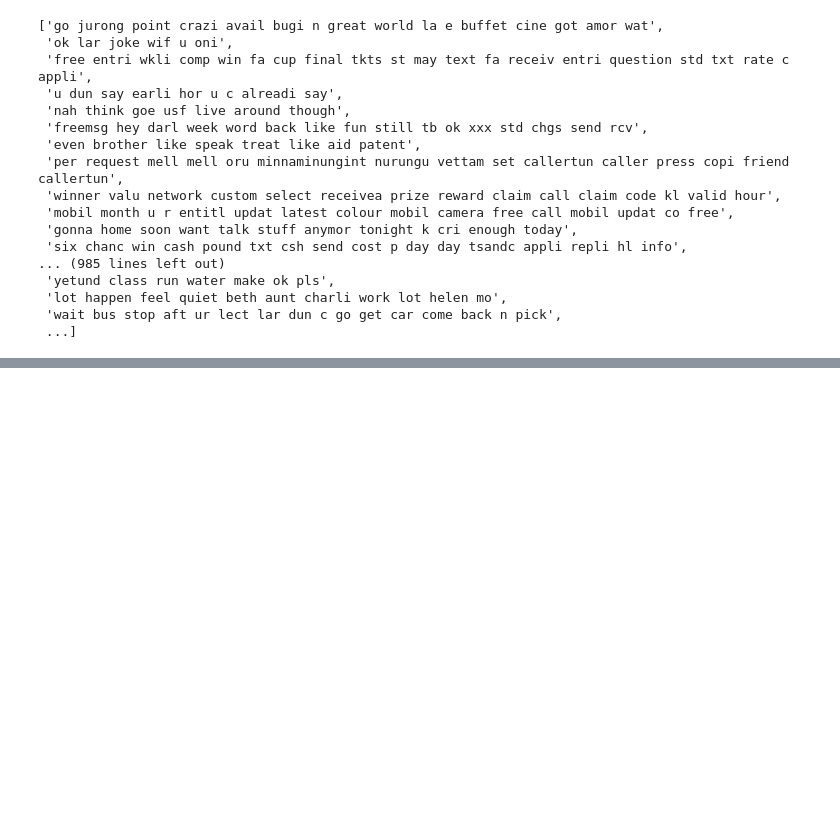
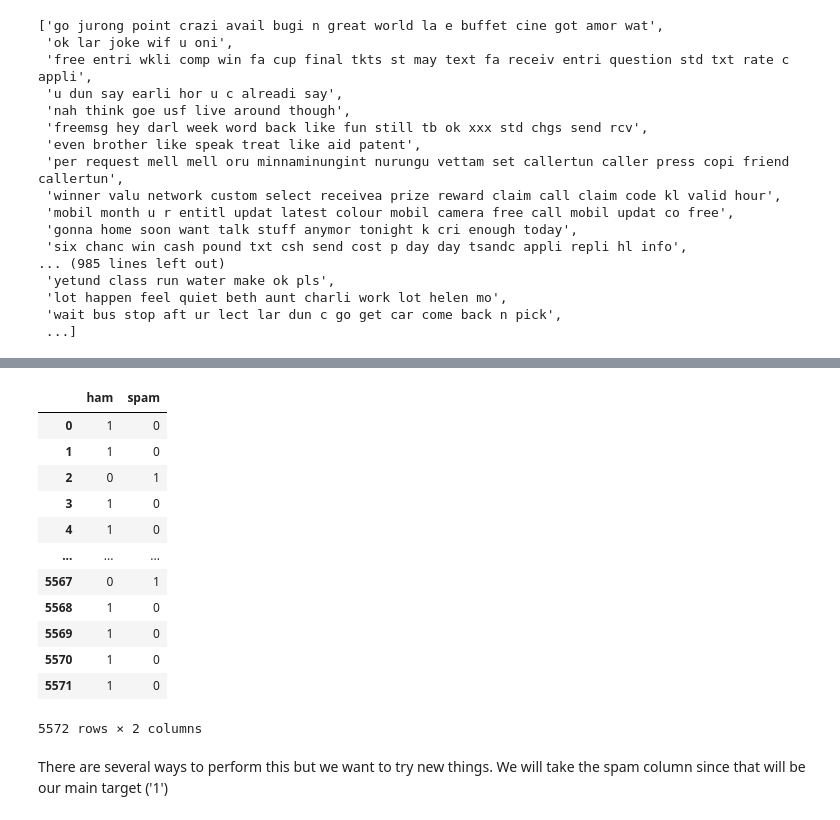
Before and after one commit to Udeani4/python_NaturalLanguageProcessing, a Jupyter notebook: python_nlp2.ipynb, the cells around one changed output, grey strips where cells are left out. Cells and saved outputs as stored; diff of their text form; code cells hidden in the pictures; blank space fills up the shorter version.

Commit message:
BOW Implementation and Spam detection training

```diff
--- a/python_nlp2.ipynb
+++ b/python_nlp2.ipynb
@@ -650,0 +696,22 @@ X
+# %%
+## Output feature
+## We will use pd.get_dummies to label (ham,spam) as (0,1)
+
+y=pd.get_dummies(messages['label'],dtype=int)
+y
+# %% [output]
+|  | ham | spam |
+| 0 | 1 | 0 |
+| 1 | 1 | 0 |
+| 2 | 0 | 1 |
+| 3 | 1 | 0 |
+| 4 | 1 | 0 |
+| ... | ... | ... |
+| 5567 | 0 | 1 |
+| 5568 | 1 | 0 |
+| 5569 | 1 | 0 |
+| 5570 | 1 | 0 |
+| 5571 | 1 | 0 |
+5572 rows × 2 columns
+# %% [markdown]
+There are several ways to perform this but we want to try new things. We will take the spam column since that will be our main target ('1')
```
Also changed, not shown: parts of 19 cells of this notebook.
